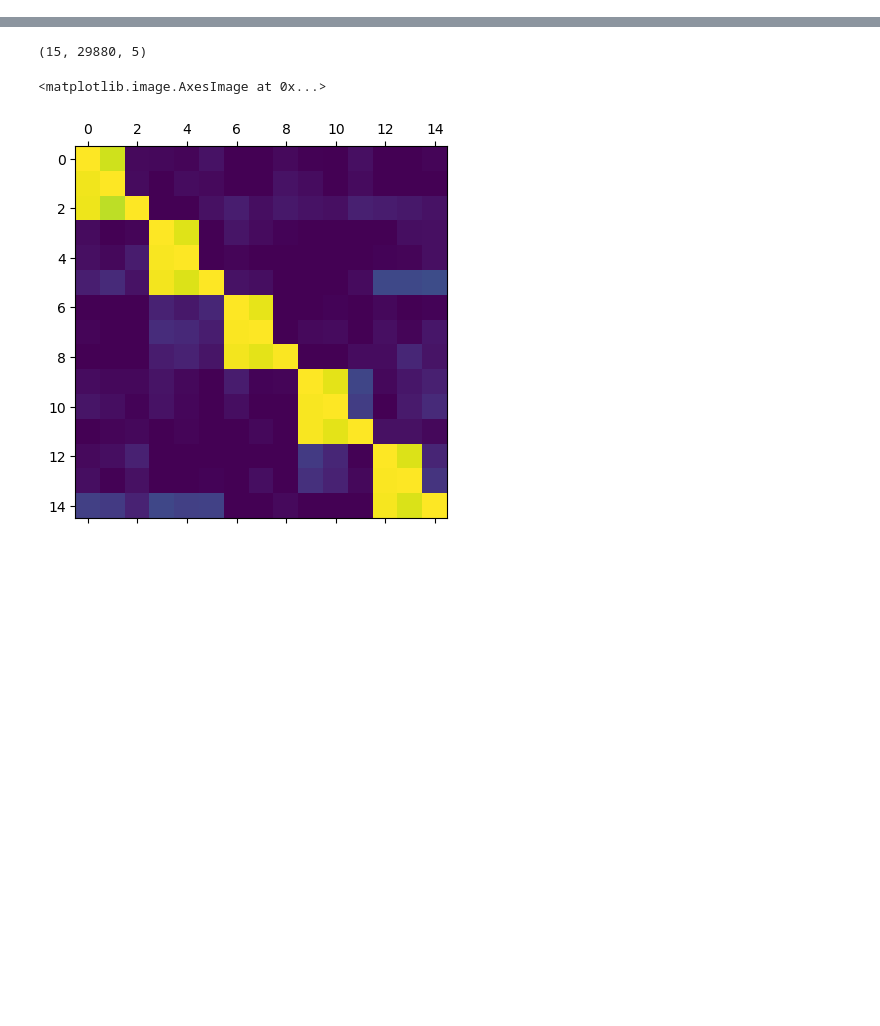
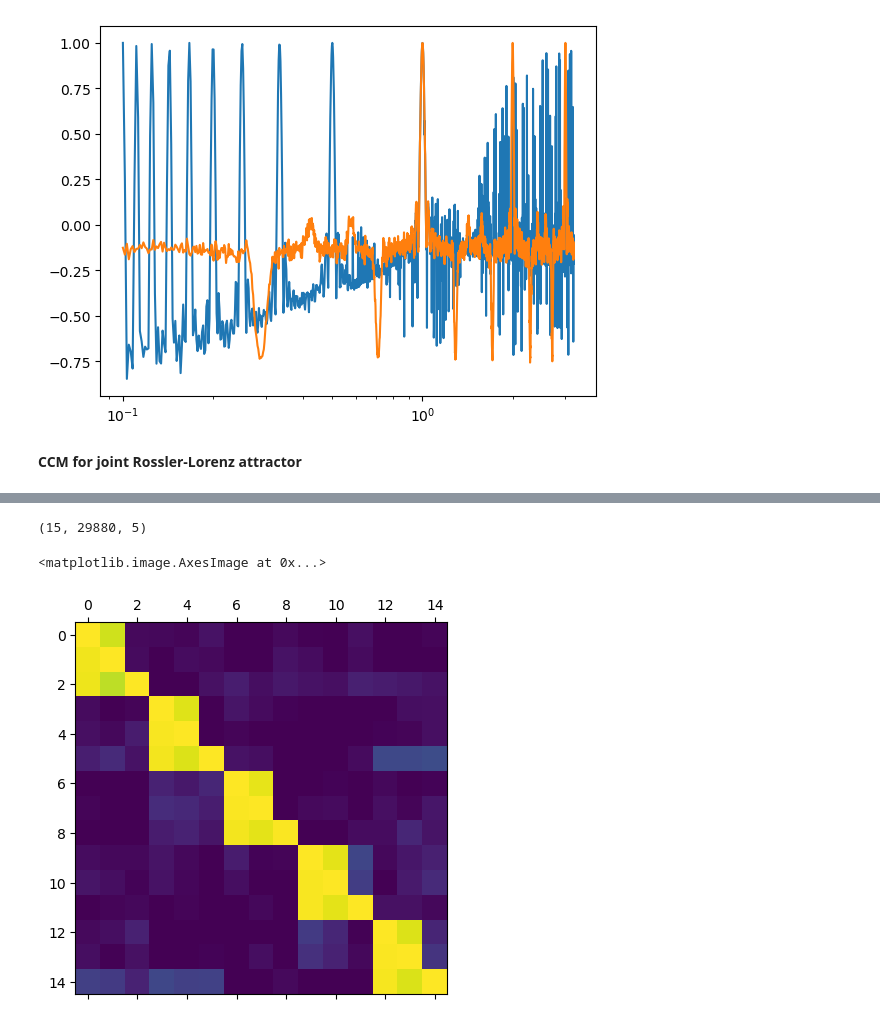
Before and after one commit to z7743/manifold_learning, a Jupyter notebook: notebooks/FastCCM usage examples.ipynb, the cells around one changed output, grey strips where cells are left out. Drawn from its saved outputs; the diff is of its cells as text; code cells hidden in the pictures; blank space fills up the shorter version.

```diff
--- a/notebooks/FastCCM usage examples.ipynb
+++ b/notebooks/FastCCM usage examples.ipynb
@@ -6,0 +26,8 @@ import matplotlib.pyplot as plt
+# %%
+plt.plot(r,resX2X1)
+plt.plot(r,resX1X2)
+plt.xscale("log")
+# %% [output]
+[figure, added]
+# %% [markdown]
+**CCM for joint Rossler-Lorenz attractor**
```
Also changed, not shown: parts of 24 cells of this notebook, 2 other files.
